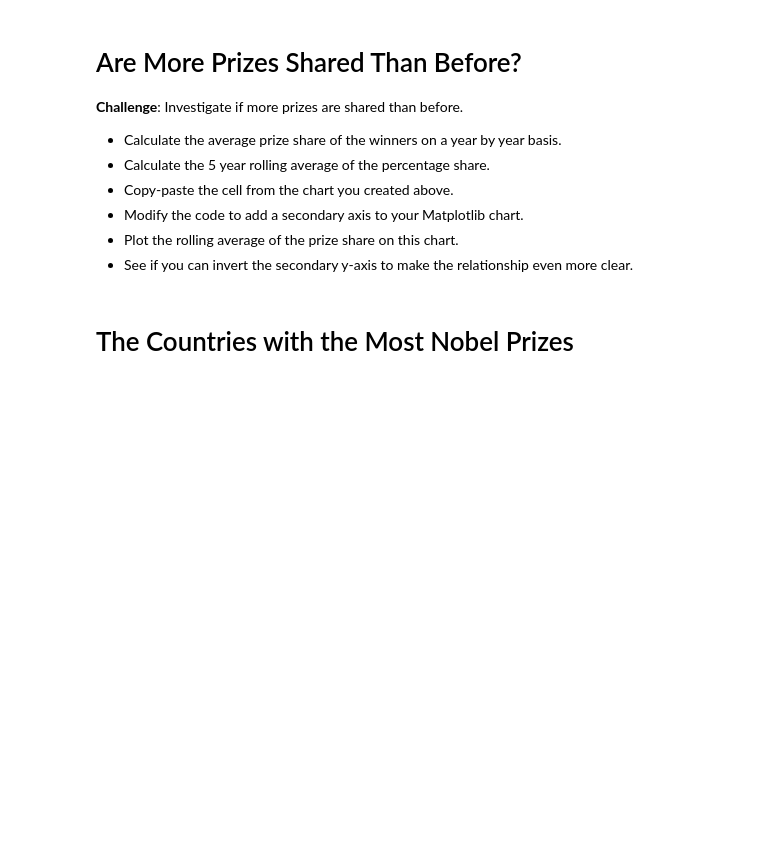
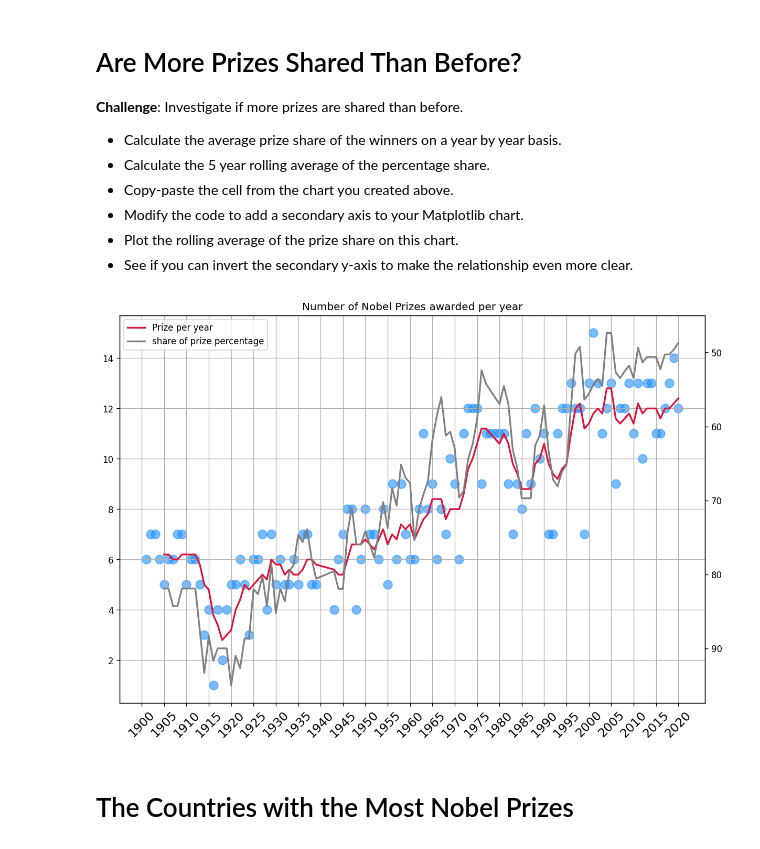
Before and after one commit to Xor01/Analyze-NobelPrize-dataset, a Jupyter notebook: Nobel_Prize_Analysis.ipynb, the cells around one changed output. Cells and saved outputs as stored; diff of their text form; code cells hidden in the pictures; blank space fills up the shorter version.

```diff
--- a/Nobel_Prize_Analysis.ipynb
+++ b/Nobel_Prize_Analysis.ipynb
@@ -338,6 +338,40 @@ plt.show()
 * Modify the code to add a secondary axis to your Matplotlib chart.
 * Plot the rolling average of the prize share on this chart.
 * See if you can invert the secondary y-axis to make the relationship even more clear.
+# %%
+avg_prize_share = df_data.groupby('year').agg({'share_pct': pd.Series.mean})
+# %%
+avg_5year_rolling = avg_prize_share.rolling(5).mean()
+# %%
+ticks = np.arange(1900, 2021, 5)
+
+plt.figure(figsize=(12, 8), dpi=120)
+plt.title('Number of Nobel Prizes awarded per year')
+plt.xticks(ticks=ticks, fontsize=14, rotation=45)
+
+ax1 = plt.gca()
+ax1.scatter(prize_per_year.index,
+            prize_per_year.values,
+            alpha=0.6,
+            c='dodgerblue',
+            s=100,
+            label='Prize per year'
+            )
+
+
+lns2 = ax1.plot(prize_per_year.index, rolling_df.values, c='crimson', linewidth=2, label='Prize per year')
+
+ax2 = ax1.twinx()
+ax2.invert_yaxis()
+lg2 = ax2.plot(prize_per_year.index, avg_5year_rolling, c='gray', linewidth=2, label='share of prize percentage')
+
+leg = lns2 + lg2
+labs = [l.get_label() for l in leg]
+ax1.legend(leg, labs, loc=0)
+ax1.grid()
+plt.show()
+# %% [output]
+[figure, added]
 # %% [markdown]
 # The Countries with the Most Nobel Prizes
 # %% [markdown]
```
Also changed, not shown: parts of 1 cell of this notebook.
